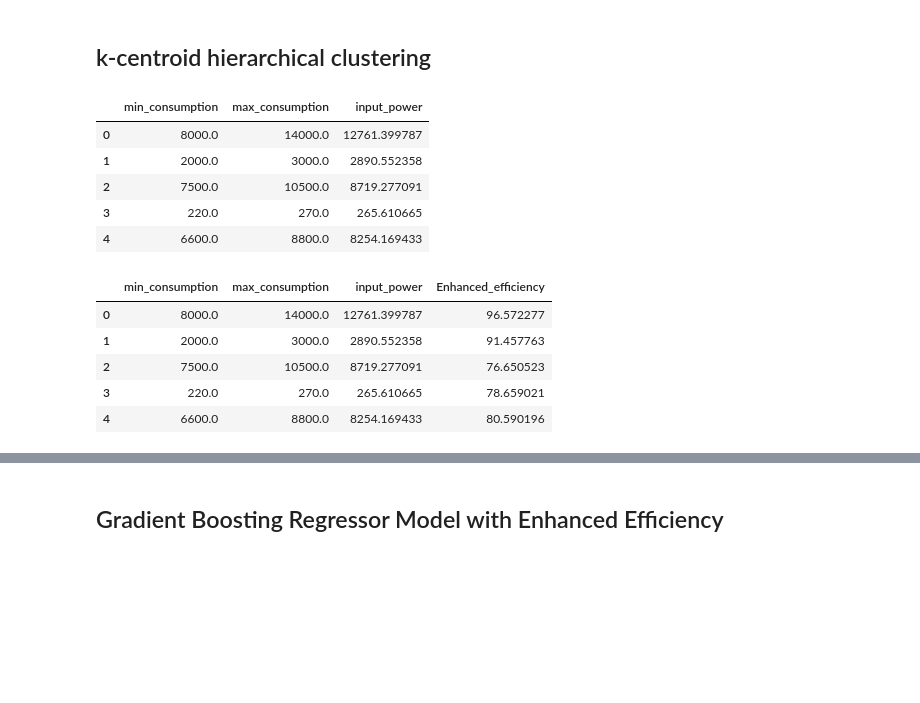
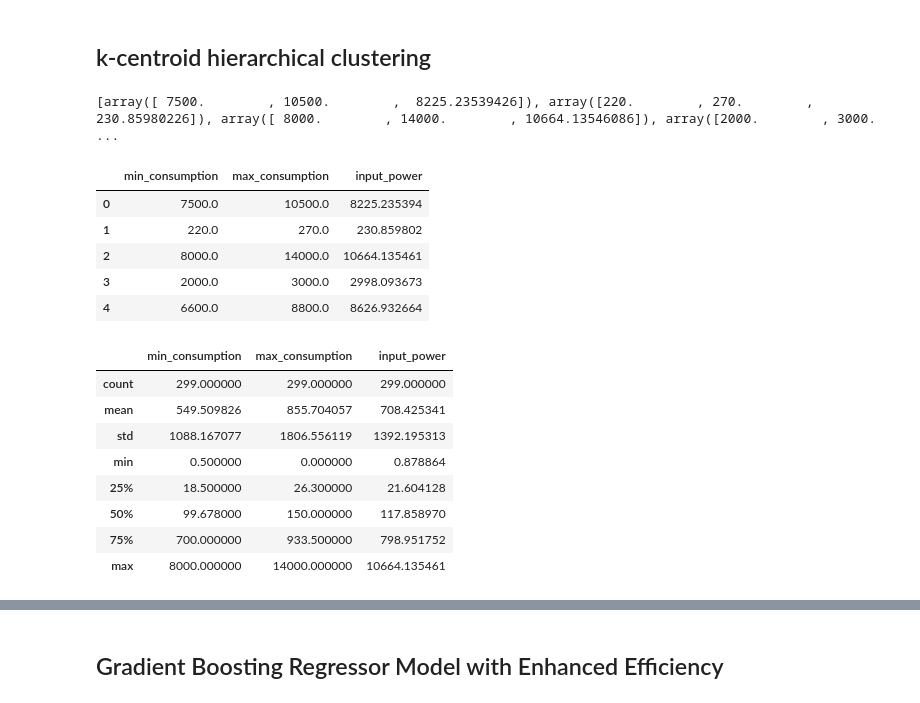
Before and after one commit to Xer0bit/Energy-Efficiency-Enhancement, a Jupyter notebook: Train.ipynb, the cells around one changed output, grey strips where cells are left out. Cells and saved outputs as stored; diff of their text form; code cells hidden in the pictures; blank space fills up the shorter version.

```diff
--- a/Train.ipynb
+++ b/Train.ipynb
@@ -251,27 +294,32 @@ def hierarchical_clustering(dataset, k):
 clusters = hierarchical_clustering(X.values, 3)
 # %%
 x_clusters = clusters[0]
+print(x_clusters)
+# %% [output]
+[array([ 7500.        , 10500.        ,  8225.23539426]), array([220.        , 270.        , 230.85980226]), array([ 8000.        , 14000.        , 10664.13546086]), array([2000.        , 3000.        ...
 # %%
-df = pd.DataFrame()
+X_new = pd.DataFrame()
 for i, value in enumerate(x_clusters):
-    df[i] = value
-df = df.T
-df.columns = ['min_consumption', 'max_consumption', 'input_power']
-df.head()
+    X_new[i] = value
+X_new = X_new.T
+X_new.columns = ['min_consumption', 'max_consumption', 'input_power']
+X_new.head()
 # %% [output]
 |  | min_consumption | max_consumption | input_power |
-| 0 | 8000.0 | 14000.0 | 12761.399787 |
-| 1 | 2000.0 | 3000.0 | 2890.552358 |
-| 2 | 7500.0 | 10500.0 | 8719.277091 |
-| 3 | 220.0 | 270.0 | 265.610665 |
-| 4 | 6600.0 | 8800.0 | 8254.169433 |
+| 0 | 7500.0 | 10500.0 | 8225.235394 |
+| 1 | 220.0 | 270.0 | 230.859802 |
+| 2 | 8000.0 | 14000.0 | 10664.135461 |
+| 3 | 2000.0 | 3000.0 | 2998.093673 |
+| 4 | 6600.0 | 8800.0 | 8626.932664 |
-# %%
-df['Enhanced_efficiency'] = y.values
-df.head()
-# %% [output]
-|  | min_consumption | max_consumption | input_power | Enhanced_efficiency |
-| 0 | 8000.0 | 14000.0 | 12761.399787 | 96.572277 |
-| 1 | 2000.0 | 3000.0 | 2890.552358 | 91.457763 |
-| 2 | 7500.0 | 10500.0 | 8719.277091 | 76.650523 |
-| 3 | 220.0 | 270.0 | 265.610665 | 78.659021 |
-| 4 | 6600.0 | 8800.0 | 8254.169433 | 80.590196 |
+# %%
+X_new.describe()
+# %% [output]
+|  | min_consumption | max_consumption | input_power |
+| count | 299.000000 | 299.000000 | 299.000000 |
+| mean | 549.509826 | 855.704057 | 708.425341 |
+| std | 1088.167077 | 1806.556119 | 1392.195313 |
+| min | 0.500000 | 0.000000 | 0.878864 |
+| 25% | 18.500000 | 26.300000 | 21.604128 |
+| 50% | 99.678000 | 150.000000 | 117.858970 |
+| 75% | 700.000000 | 933.500000 | 798.951752 |
+| max | 8000.000000 | 14000.000000 | 10664.135461 |
```
Also changed, not shown: parts of 16 cells of this notebook.
